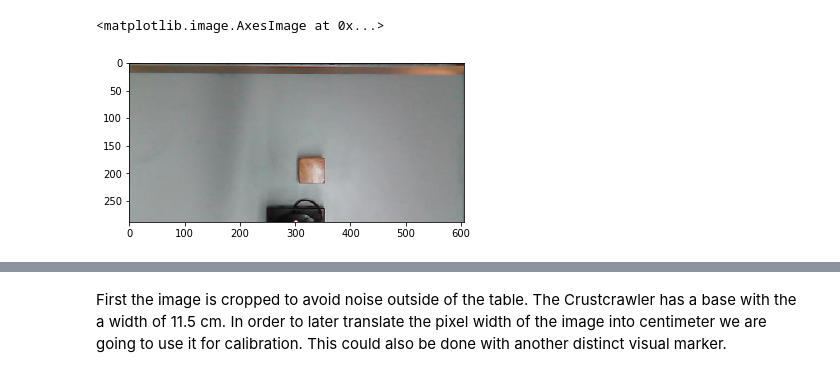
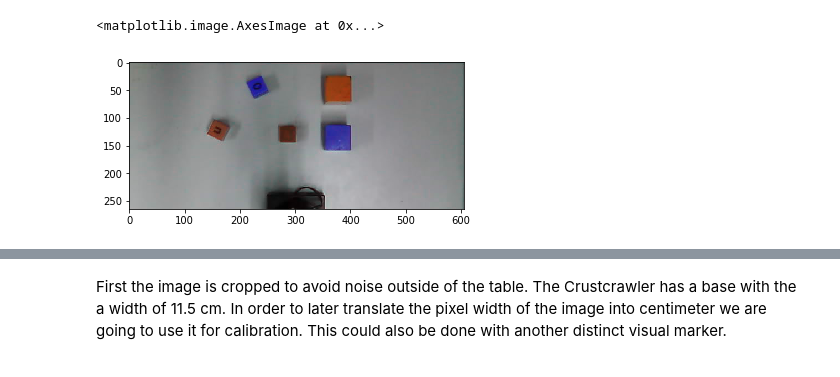
Before and after one commit to grottrup/crustcrawler_vision, a Jupyter notebook: src/vision_documentation.ipynb, the cells around one changed output, grey strips where cells are left out. Cells and saved outputs as stored; diff of their text form; code cells hidden in the pictures.

```diff
--- a/src/vision_documentation.ipynb
+++ b/src/vision_documentation.ipynb
@@ -4,14 +122,14 @@ import cv2
 import numpy as np
 from matplotlib import pyplot as plt
 # %%
-ret, img1 = vs.get_video_capture_frame('cr1.jpg')
-ret, img2 = vs.get_video_capture_frame('cr2.jpg')
-ret, img3 = vs.get_video_capture_frame('cr3.jpg')
-ret, img4 = vs.get_video_capture_frame('cr4.jpg')
-ret, img5 = vs.get_video_capture_frame('cal_pos.jpg')
+ret, img1 = get_video_capture_frame('cr_bricks.jpg')
+ret, img2 = get_video_capture_frame('cr2.jpg')
+ret, img3 = get_video_capture_frame('cr3.jpg')
+ret, img4 = get_video_capture_frame('cr4.jpg')
+ret, img5 = get_video_capture_frame('cr1.jpg')
 # %%
-crop = img5[52:img4.shape[0]-140, 32:img4.shape[1]-2]
-plt.imshow(crop)
+img = img1[75:img1.shape[0]-140, 32:img1.shape[1]-2]
+plt.imshow(img)
 # %% [output]
 <matplotlib.image.AxesImage at 0x...>
-[figure, old version]
+[figure, new version]
```
Also changed, not shown: parts of 4 cells of this notebook, 8 other files.
